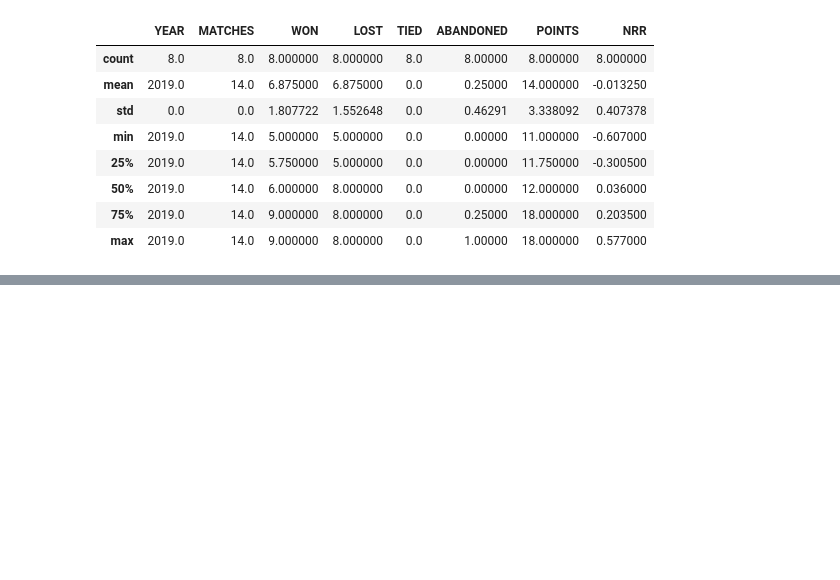
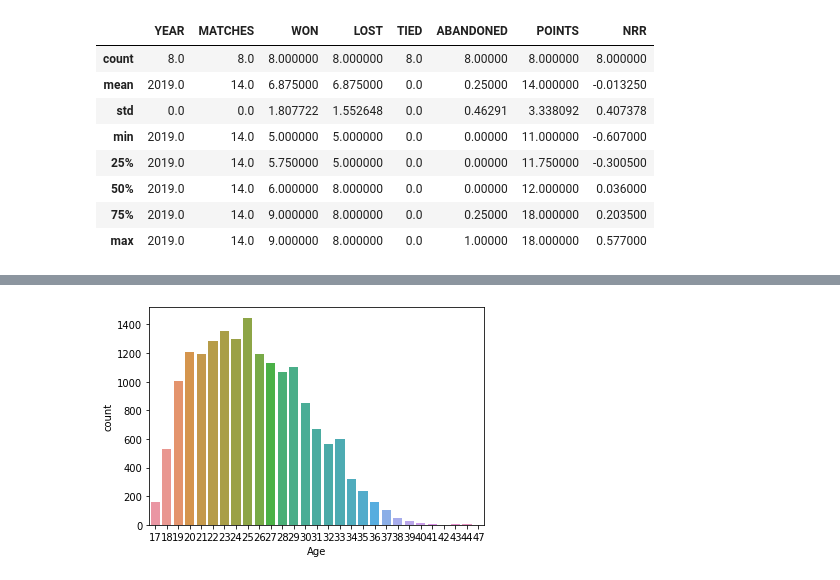
Before and after one commit to jazzcodes/GW2021PY1, a Jupyter notebook: GW2021PY1_DS.ipynb, the cells around one changed output, grey strips where cells are left out. Drawn from its saved outputs; the diff is of its cells as text; code cells hidden in the pictures; blank space fills up the shorter version.

Commit message:
Introduction to DataScience with numpy, matplotlib and pandas

```diff
--- a/GW2021PY1_DS.ipynb
+++ b/GW2021PY1_DS.ipynb
@@ -1181,0 +1501,5 @@ table.describe()
+# %%
+sns.countplot(x="Age", data=table)
+plt.show()
+# %% [output]
+[figure, added]
```
Also changed, not shown: parts of 26 cells of this notebook.
